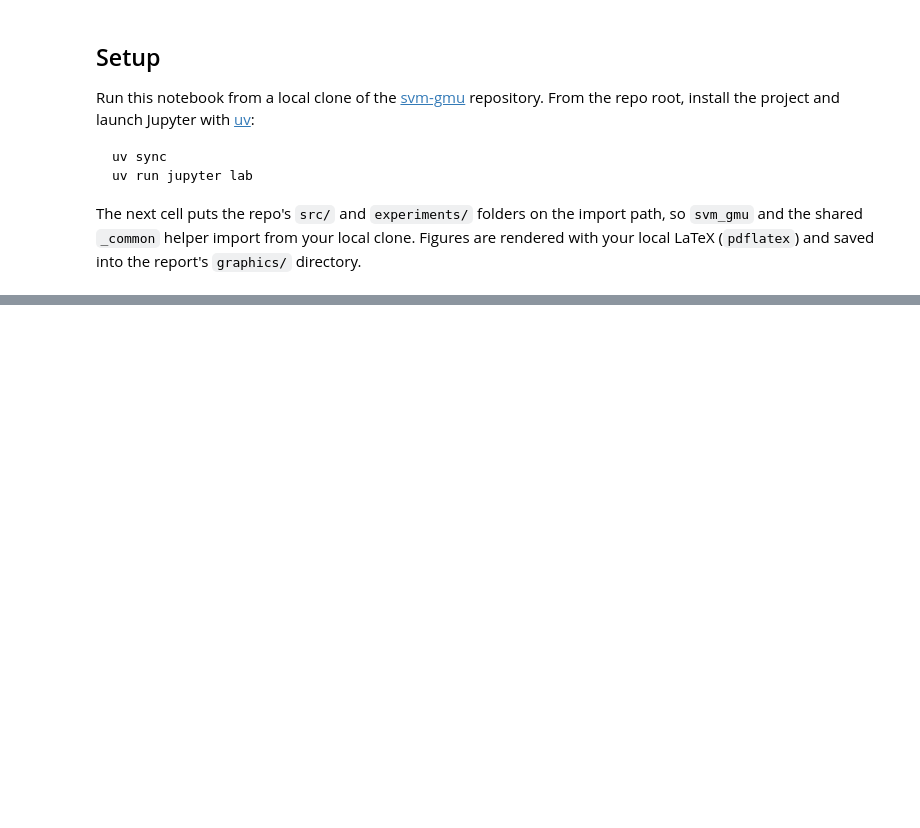
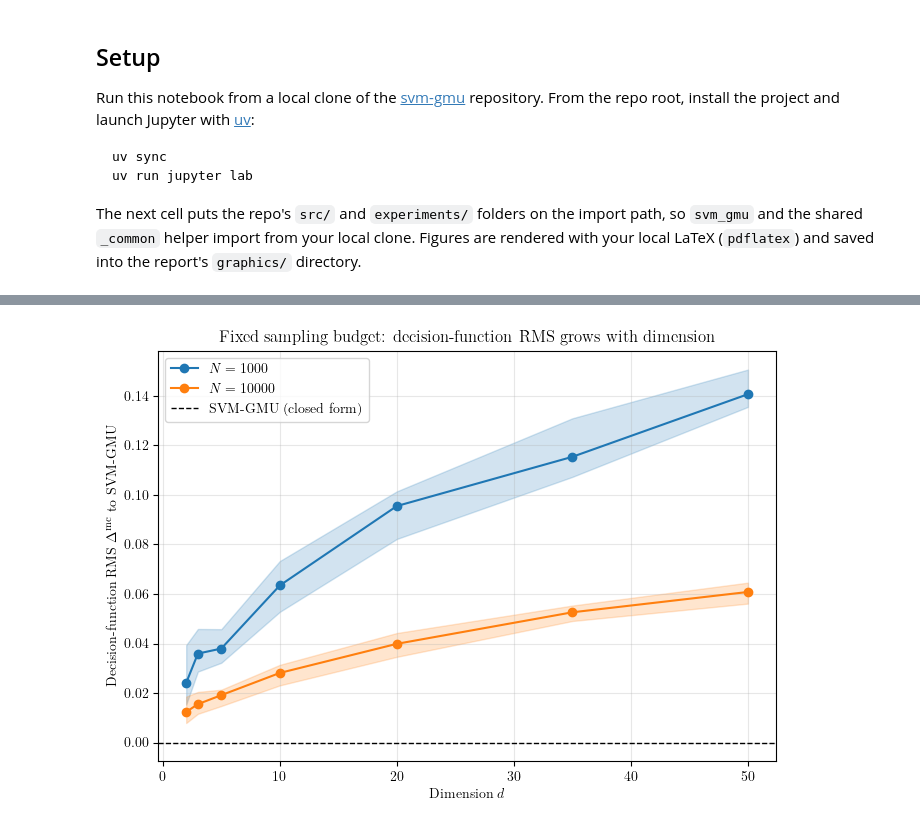
Before and after one commit to SushrutGaikwad/svm-gmu, a Jupyter notebook: experiments/high_dim_scaling.ipynb, the cells around one changed output, grey strips where cells are left out. Cells and saved outputs as stored; diff of their text form; code cells hidden in the pictures; blank space fills up the shorter version.

```diff
--- a/experiments/high_dim_scaling.ipynb
+++ b/experiments/high_dim_scaling.ipynb
@@ -194,0 +252,28 @@ def _load_or_run(mode, force, d_values, n_ladder, seeds):
+# %%
+# Third view: the dimension-agnostic decision-function RMS (Delta^mc) vs d.
+# Mirrors make_fixedbudget_figure but plots res["rms"] (the Monte Carlo RMS of
+# the unit-normalized decision functions over the 20000-point eval cloud)
+# instead of the angle. This is the quantity defined in the report's
+# "Protocol and a Dimension-Agnostic Metric" subsection.
+def make_fixedbudget_rms_figure(res):
+    d_values = res["d_values"]
+    ladder = [float(v) for v in res["n_ladder"]]
+    fig, ax = plt.subplots(figsize=(7, 5))
+    for budget in FIXED_BUDGETS:
+        if float(budget) not in ladder:
+            continue  # budget absent from this ladder; skip
+        ni = ladder.index(float(budget))
+        med = np.nanmedian(res["rms"][:, :, ni], axis=1)
+        lo = np.nanpercentile(res["rms"][:, :, ni], 25, axis=1)
+        hi = np.nanpercentile(res["rms"][:, :, ni], 75, axis=1)
+        line, = ax.plot(d_values, med, marker="o", label=rf"$N = {budget}$")
+        ax.fill_between(d_values, lo, hi, color=line.get_color(), alpha=0.2)
+    ax.axhline(0.0, color="black", linestyle="--", linewidth=1.0,
+               label="SVM-GMU (closed form)")
+    ax.set_xlabel(r"Dimension $d$")
+    ax.set_ylabel(r"Decision-function RMS $\Delta^{\mathrm{mc}}$ to SVM-GMU")
+    ax.set_title("Fixed sampling budget: decision-function RMS grows with dimension")
+    ax.grid(True, alpha=0.3)
+    ax.legend()
+    fig.tight_layout()
+    return fig
@@ -214,0 +328,7 @@ plt.show()
+# %%
+# Fixed-budget decision-function RMS vs dimension (saved as high_dim_rms.pgf).
+fig = make_fixedbudget_rms_figure(res)
+fig.savefig(C.GRAPHICS_DIR / "high_dim_rms.pgf", backend="pgf", bbox_inches="tight")
+plt.show()
+# %% [output]
+[figure, added]
```
Also changed, not shown: parts of 7 cells of this notebook, 4 other files.
